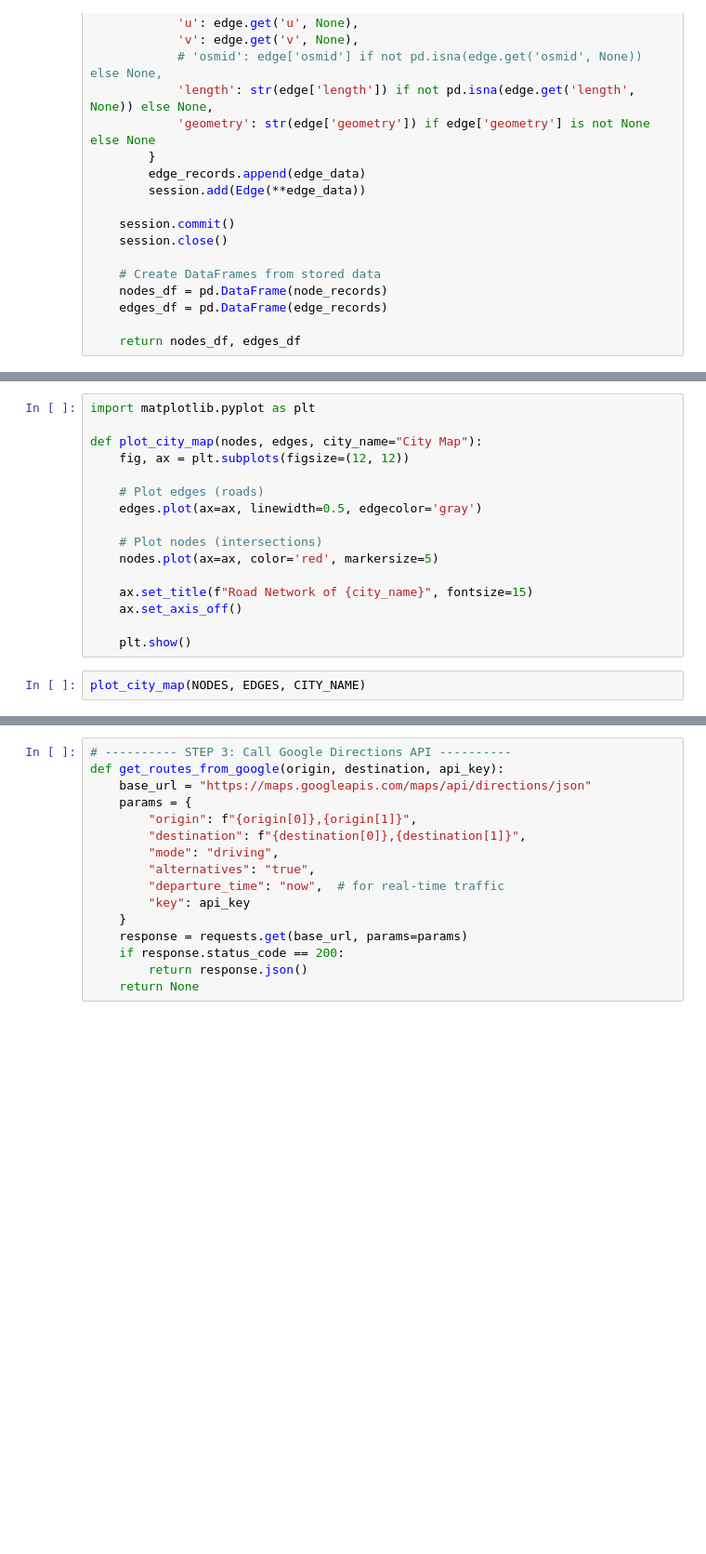
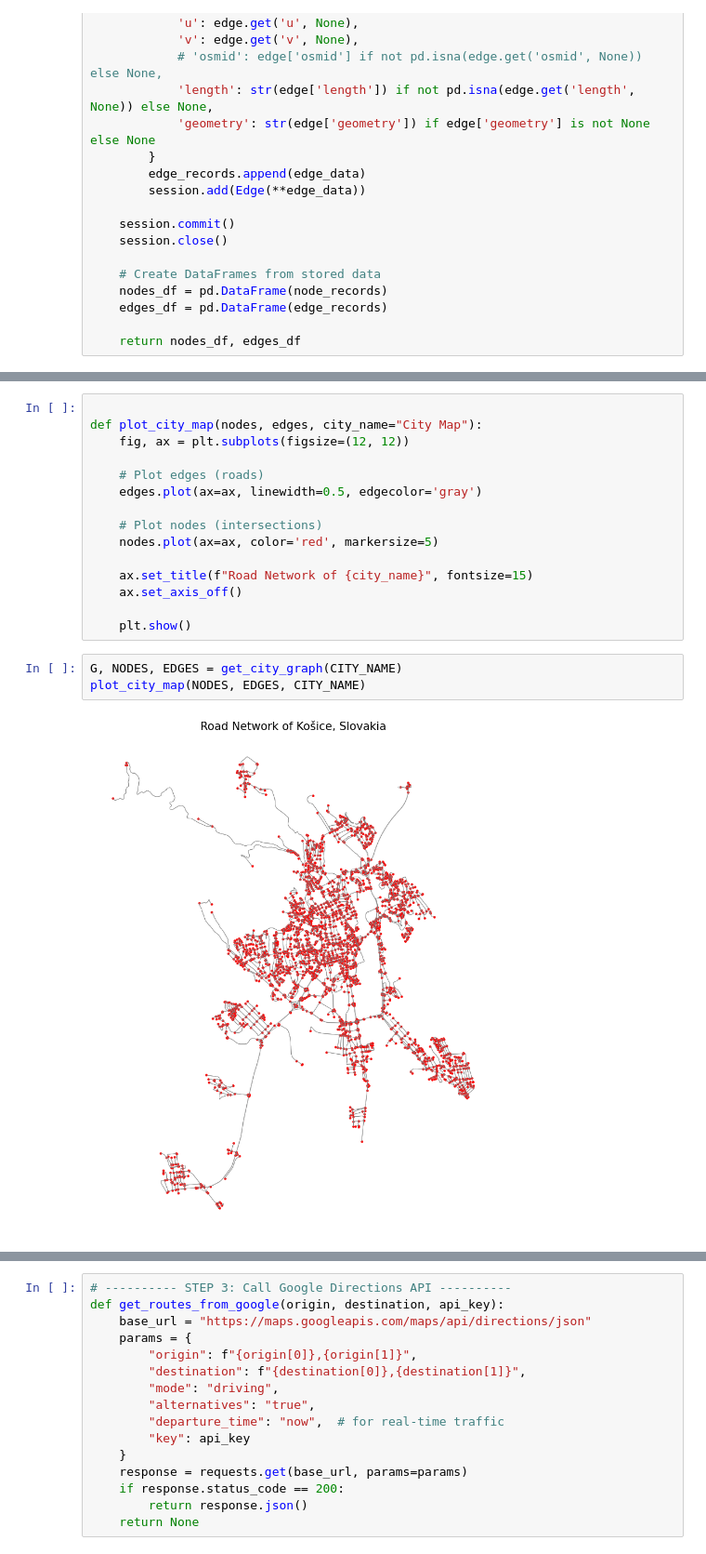
Before and after one commit to rusnakrenata/qa_mtc, a Jupyter notebook: src/aaa___city_map.ipynb, the cells around one changed output, grey strips where cells are left out. Shown at 93% size. Drawn from its saved outputs; the diff is of its cells as text; blank space fills up the shorter version.

```diff
--- a/src/aaa___city_map.ipynb
+++ b/src/aaa___city_map.ipynb
@@ -165,5 +786,4 @@ EDGED_DF
 # %%
-import matplotlib.pyplot as plt
 
 def plot_city_map(nodes, edges, city_name="City Map"):
     fig, ax = plt.subplots(figsize=(12, 12))
@@ -179,7 +799,10 @@ def plot_city_map(nodes, edges, city_name="City Map"):
 
     plt.show()
 # %%
+G, NODES, EDGES = get_city_graph(CITY_NAME)
 plot_city_map(NODES, EDGES, CITY_NAME)
+# %% [output]
+[figure, added]
 # %%
 import random
 import networkx as nx
```
Also changed, not shown: parts of 39 cells of this notebook, 1 other file.
